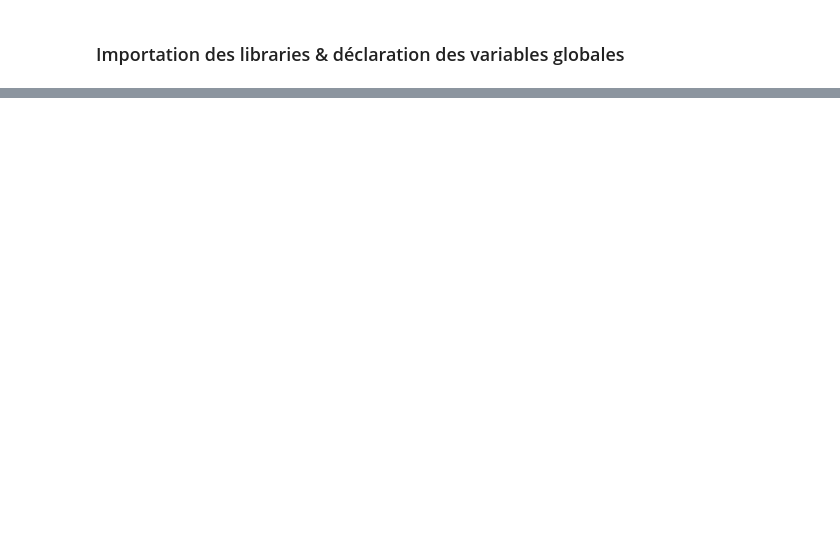
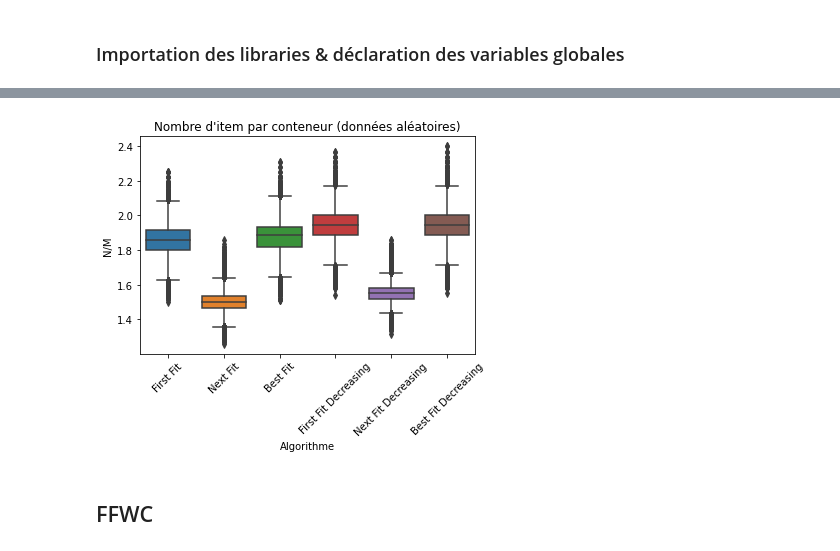
Before and after one commit to shawnvosburg/BinPacking, a Jupyter notebook: analyse/binpacking_analyse.ipynb, the cells around one changed output, grey strips where cells are left out. Cells and saved outputs as stored; diff of their text form; code cells hidden in the pictures; blank space fills up the shorter version.

```diff
--- a/analyse/binpacking_analyse.ipynb
+++ b/analyse/binpacking_analyse.ipynb
@@ -15,0 +72,16 @@ ModuleNotFoundError: No module named 'matplotlib'
+# %%
+# Nombre de conteneurs, boxplot
+data_temp = data_alea.copy()
+data_temp['N/M'] = data_temp['N'] / data_temp['M']
+data_temp = data_temp.rename(columns={'algo':'Algorithme'})
+
+ax = sns.boxplot(data=data_temp,x='Algorithme',y='N/M',palette=palette)
+ax.set_title("Nombre d'item par conteneur (données aléatoires)")
+
+plt.xticks(rotation=45)
+plt.savefig('itemparconteneur_aleatoire.jpg', bbox_inches='tight')
+plt.show()
+# %% [output]
+[figure, added]
+# %% [markdown]
+## FFWC
```
Also changed, not shown: parts of 21 cells of this notebook, 3 other files.
